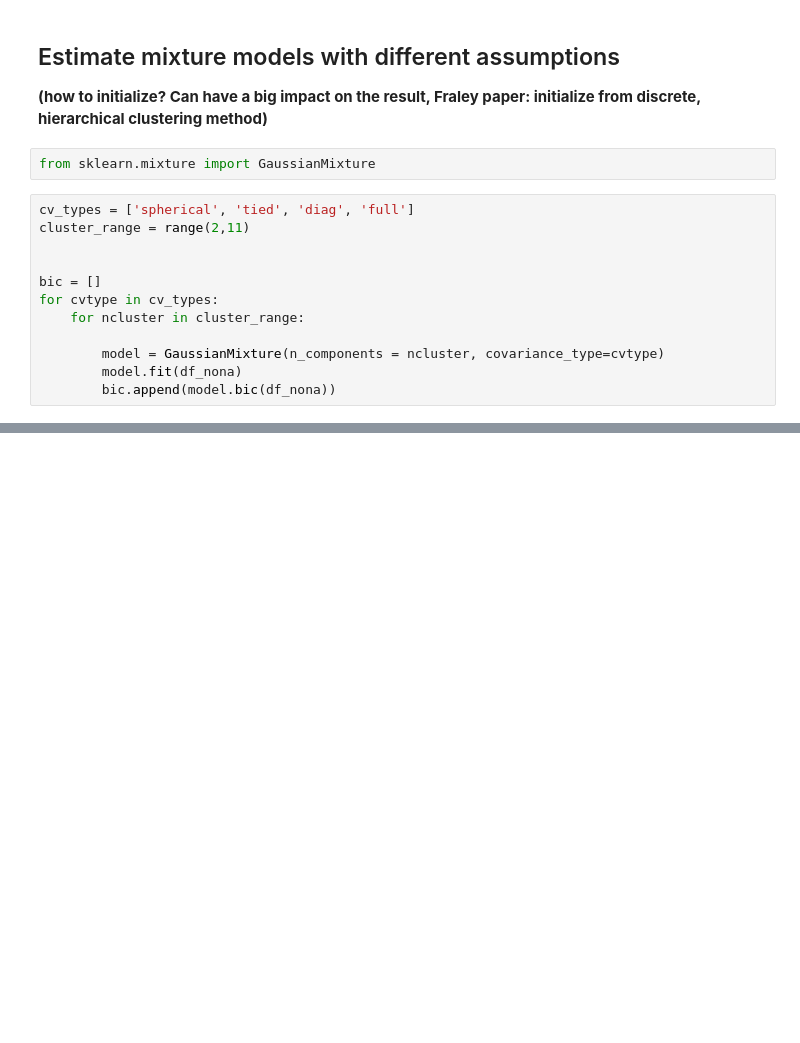
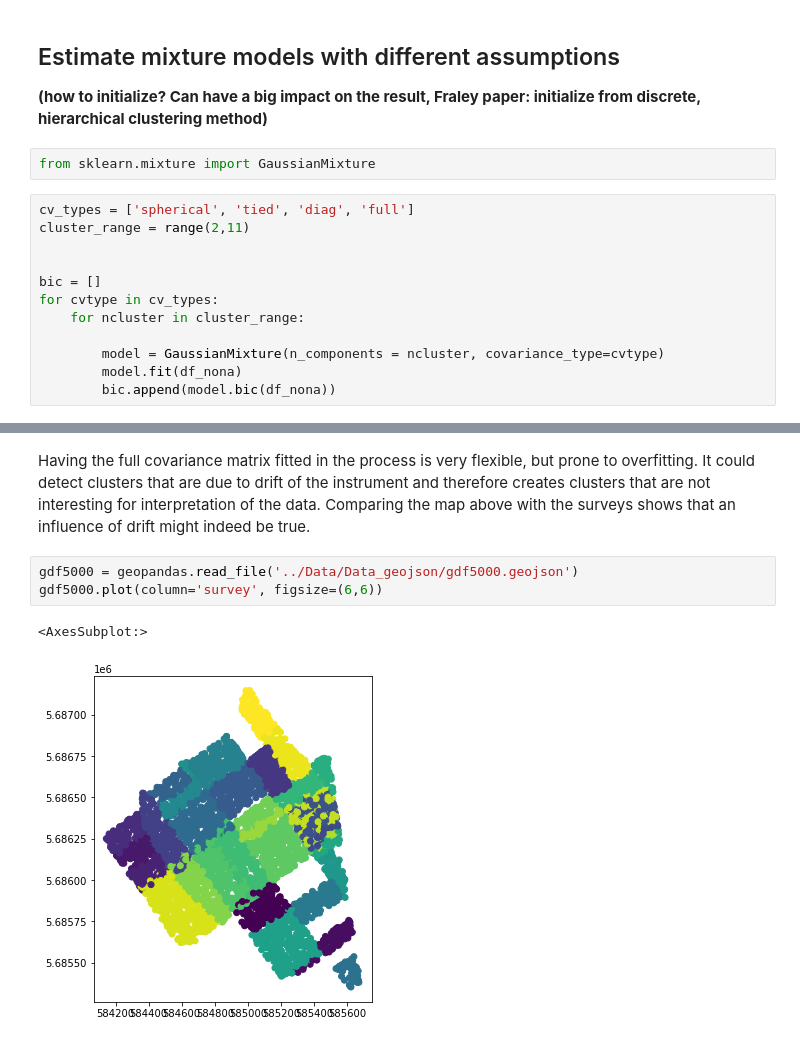
Before and after one commit to drdebivre/Thesis_EMIclass, a Jupyter notebook: 3.Gaussian_mixture.ipynb, the cells around one changed output, grey strips where cells are left out. Drawn from its saved outputs; the diff is of its cells as text; blank space fills up the shorter version.

```diff
--- a/3.Gaussian_mixture.ipynb
+++ b/3.Gaussian_mixture.ipynb
@@ -117,0 +135,8 @@ ax.axes.set_aspect('equal')
+# %% [markdown]
+Having the full covariance matrix fitted in the process is very flexible, but prone to overfitting. It could detect clusters that are due to drift of the instrument and therefore creates clusters that are not interesting for interpretation of the data. Comparing the map above with the surveys shows that an influence of drift might indeed be true.
+# %%
+gdf5000 = geopandas.read_file('../Data/Data_geojson/gdf5000.geojson')
+gdf5000.plot(column='survey', figsize=(6,6))
+# %% [output]
+<AxesSubplot:>
+[figure, added]
```
Also changed, not shown: parts of 13 cells of this notebook, 1 other file.
